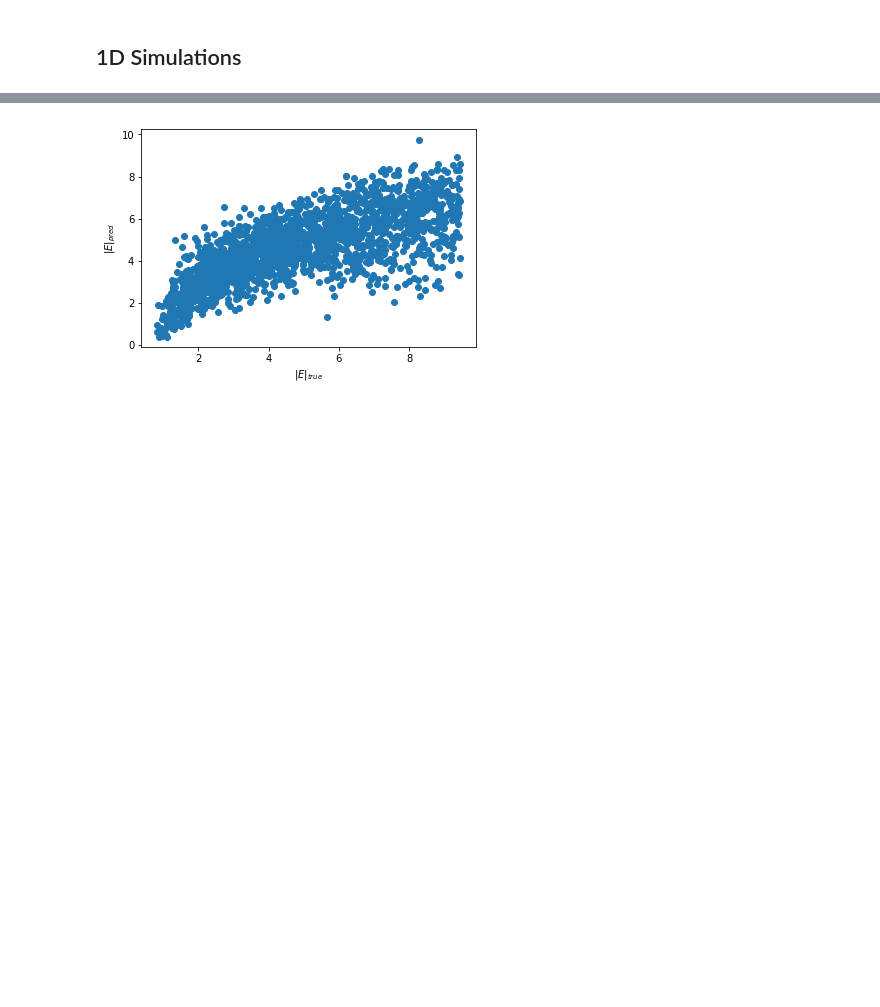
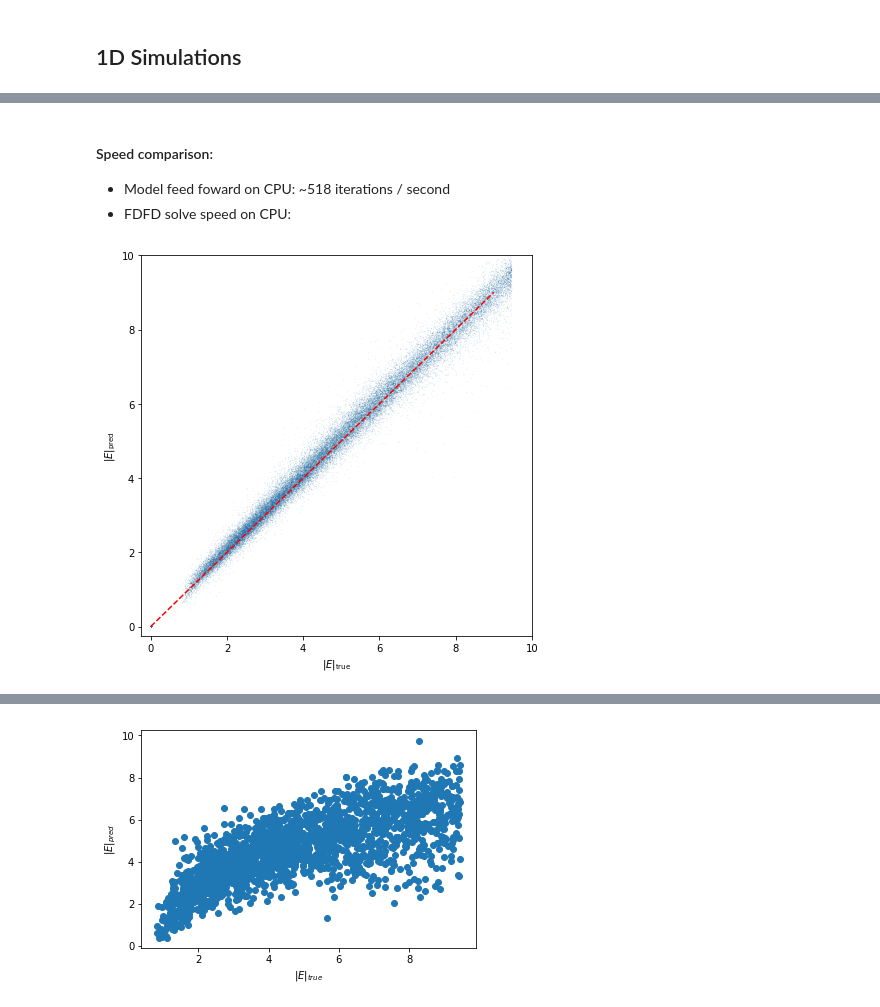
Before and after one commit to bencbartlett/neural-maxwell, a Jupyter notebook: CS229_Final_Project.ipynb, the cells around one changed output, grey strips where cells are left out. Drawn from its saved outputs; the diff is of its cells as text; code cells hidden in the pictures; blank space fills up the shorter version.

Commit message:
working 1d-convolutional model on random alternating layer datasets

```diff
--- a/CS229_Final_Project.ipynb
+++ b/CS229_Final_Project.ipynb
@@ -179,0 +132,17 @@ torch.save(model.state_dict(), 'model1d.ckpt')
+# %%
+# Device configuration
+device = torch.device('cpu')
+
+# Create a model
+model = Conv1dNet().to(device)
+# writer = SummaryWriter()
+
+# Create data loaders
+batch_size = 250
+
+permittivity_data = Perm1dDataset("datasets/test_1d.hdf5", "alternating_layers", model.kernel_sizes)
+train_size = int(0.9 * len(permittivity_data))
+test_size = len(permittivity_data) - train_size
+train_data, test_data = random_split(permittivity_data, [train_size, test_size])
+train_loader = DataLoader(dataset=train_data, batch_size=batch_size, shuffle=True)
+test_loader = DataLoader(dataset=test_data, batch_size=1, shuffle=False)
@@ -180,3 +185,5 @@ torch.save(model.state_dict(), 'model1d.ckpt')
+# %%
+model.load_state_dict(torch.load('model1d_nov15.ckpt'))
 # %%
 model.eval()  # eval mode (batchnorm uses moving mean/variance instead of mini-batch mean/variance)
 data_list = []
@@ -196,0 +206,15 @@ t_pred = [tensor.item() for tensor in outputs_list]
+# %% [markdown]
+#### Speed comparison:
+- Model feed foward on CPU: ~518 iterations / second
+- FDFD solve speed on CPU:
+# %%
+plt.figure(figsize=(7,7))
+plt.scatter(t_true, t_pred, s=0.001)
+plt.plot(np.arange(10), np.arange(10), c="red", linestyle="dashed")
+plt.xlabel("$|E|_\mathrm{true}$")
+plt.ylabel("$|E|_\mathrm{pred}$")
+plt.xlim(-.25,10)
+plt.ylim(-.25,10)
+plt.show()
+# %% [output]
+[figure, added]
```
Also changed, not shown: parts of 9 cells of this notebook, 3 other files.
